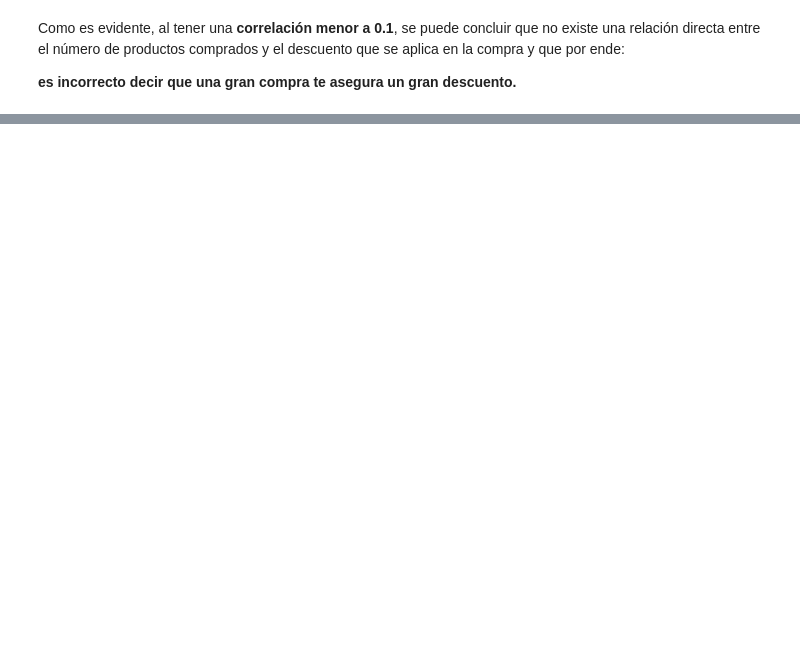
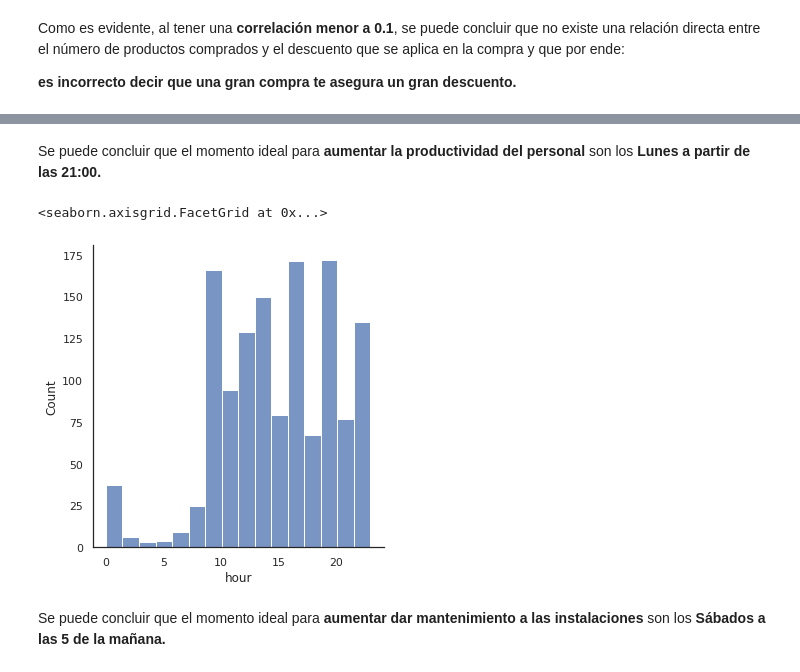
Before and after one commit to AndyPandy8/Semana-Tec, a Jupyter notebook: actividadEvaluada.ipynb, the cells around one changed output, grey strips where cells are left out. Drawn from its saved outputs; the diff is of its cells as text; code cells hidden in the pictures; blank space fills up the shorter version.

```diff
--- a/actividadEvaluada.ipynb
+++ b/actividadEvaluada.ipynb
@@ -61,0 +106,9 @@ Como es evidente, al tener una **correlación menor a 0.1**, se puede concluir q
+# %% [markdown]
+Se puede concluir que el momento ideal para **aumentar la productividad del personal** son los **Lunes a partir de las 21:00.**
+# %%
+sns.displot(data=dias_debiles, x='hour')
+# %% [output]
+<seaborn.axisgrid.FacetGrid at 0x...>
+[figure, added]
+# %% [markdown]
+Se puede concluir que el momento ideal para **aumentar dar mantenimiento a las instalaciones** son los **Sábados a las 5 de la mañana.**
```
Also changed, not shown: parts of 11 cells of this notebook.
